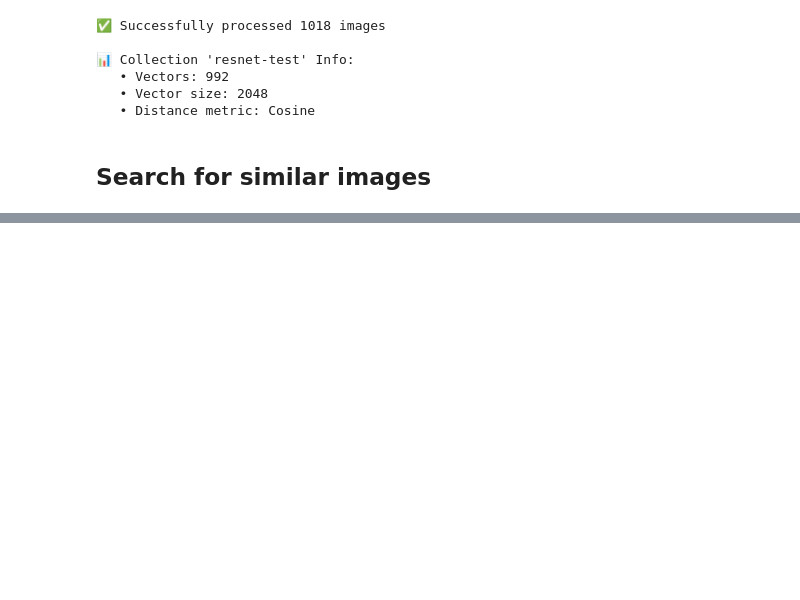
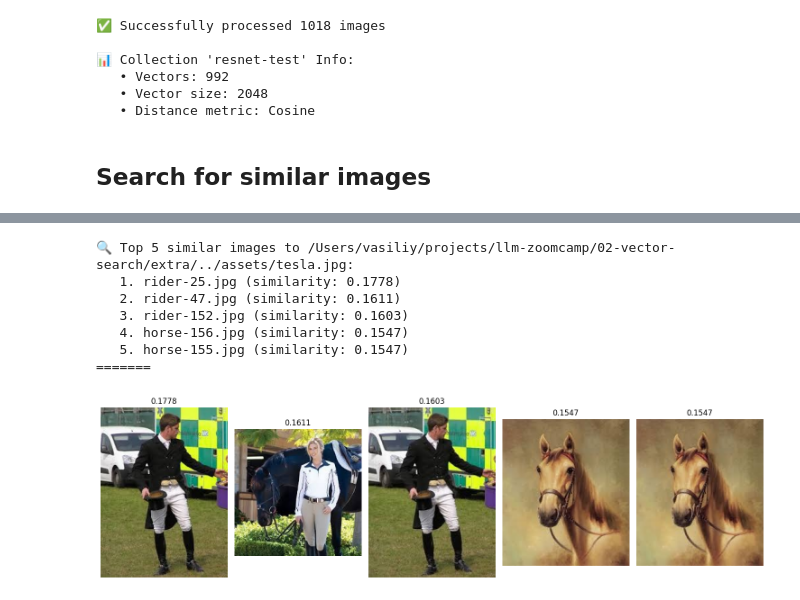
Before and after one commit to V4siliy/llm-zoomcamp, a Jupyter notebook: 02-vector-search/extra/ResNet-50.ipynb, the cells around one changed output, grey strips where cells are left out. Saved outputs shown, nothing was run; the diff lists cells and outputs as text; code cells hidden in the pictures; blank space fills up the shorter version.

Commit message:
Add visual representation

```diff
--- a/02-vector-search/extra/ResNet-50.ipynb
+++ b/02-vector-search/extra/ResNet-50.ipynb
@@ -160,23 +160,27 @@ except Exception as e:
 # %% [markdown]
 ## Search for similar images
 # %%
-query_image_path = os.path.join(os.path.abspath(""), "..", "assets", "magellan.jpg")
-query_vector = extract_features(query_image_path)
-limit = 5
+ def search(image_path, limit=5):
+    if not os.path.exists(image_path):
+        return None
 
-if query_vector is None:
-    print("❌ Could not process query image")
+    query_vector = extract_features(image_path)
 
+    if query_vector is None:
+        print("❌ Could not process query image")
+        return None
 
-# Search in Qdrant
-search_results = client.query_points(
-    collection_name=COLLECTION_NAME,
-    query=query_vector,
-    limit=limit
-)
+    # Search in Qdrant
+    search_results = client.query_points(
+        collection_name=COLLECTION_NAME,
+        query=query_vector,
+        limit=limit
+    )
 
-print(f"🔍 Top {limit} similar images to {query_image_path}:")
-for i, result in enumerate(search_results.points):
-    print(f"   {i+1}. {result.payload['filename']} (similarity: {result.score:.4f})")
+    print(f"🔍 Top {limit} similar images to {image_path}:")
+    for i, result in enumerate(search_results.points):
+        print(f"   {i+1}. {result.payload['filename']} (similarity: {result.score:.4f})")
 
-print("=" * 7)
+    print("=" * 7)
+
+    return search_results.points
@@ -218,0 +225,14 @@ plot_random_images(search_results.points)
+# %%
+cat_path = os.path.join(os.path.abspath(""), "..", "assets", "tesla.jpg")
+
+results = search(cat_path)
+plot_random_images(results)
+# %% [output]
+🔍 Top 5 similar images to /Users/vasiliy/projects/llm-zoomcamp/02-vector-search/extra/../assets/tesla.jpg:
+   1. rider-25.jpg (similarity: 0.1778)
+   2. rider-47.jpg (similarity: 0.1611)
+   3. rider-152.jpg (similarity: 0.1603)
+   4. horse-156.jpg (similarity: 0.1547)
+   5. horse-155.jpg (similarity: 0.1547)
+=======
+[figure, added]
```
Also changed, not shown: parts of 3 cells of this notebook, 1 other file.
